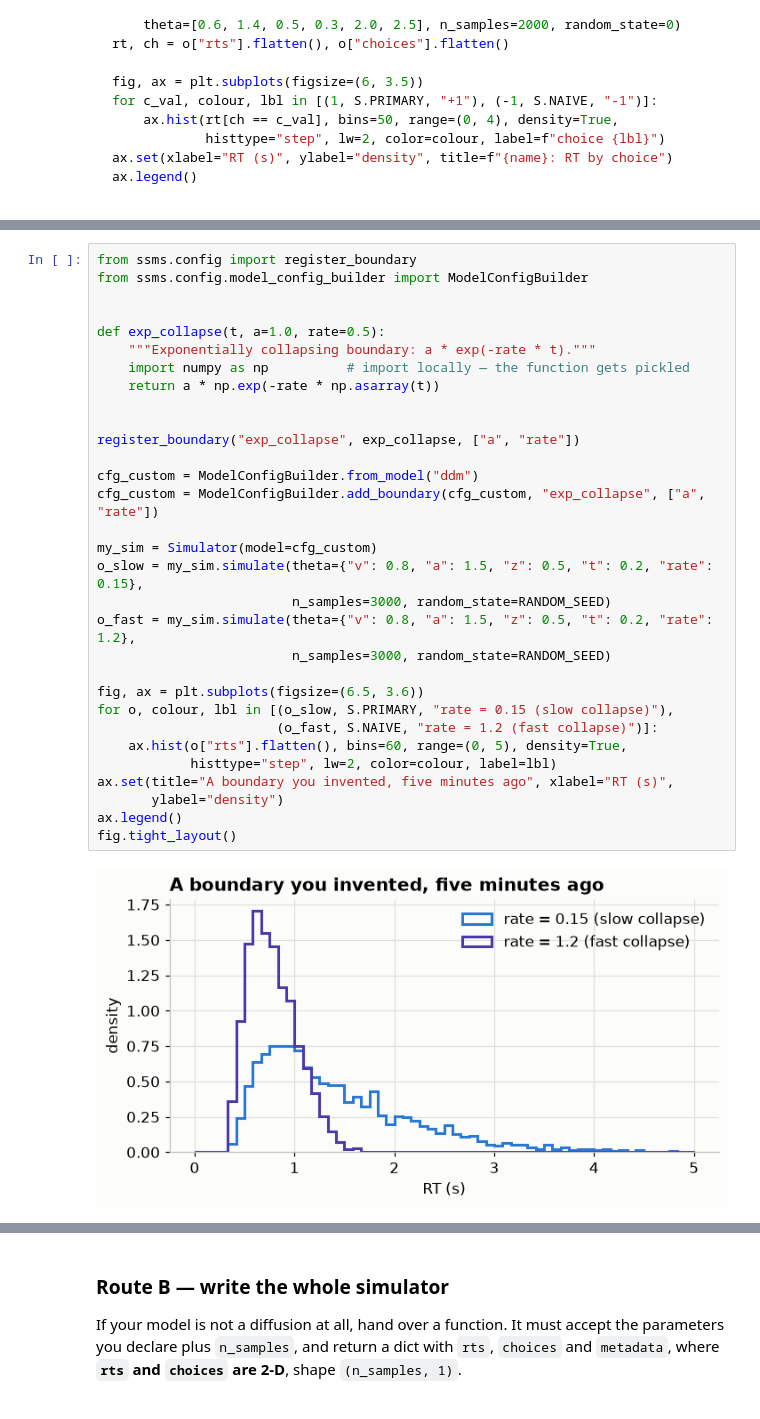
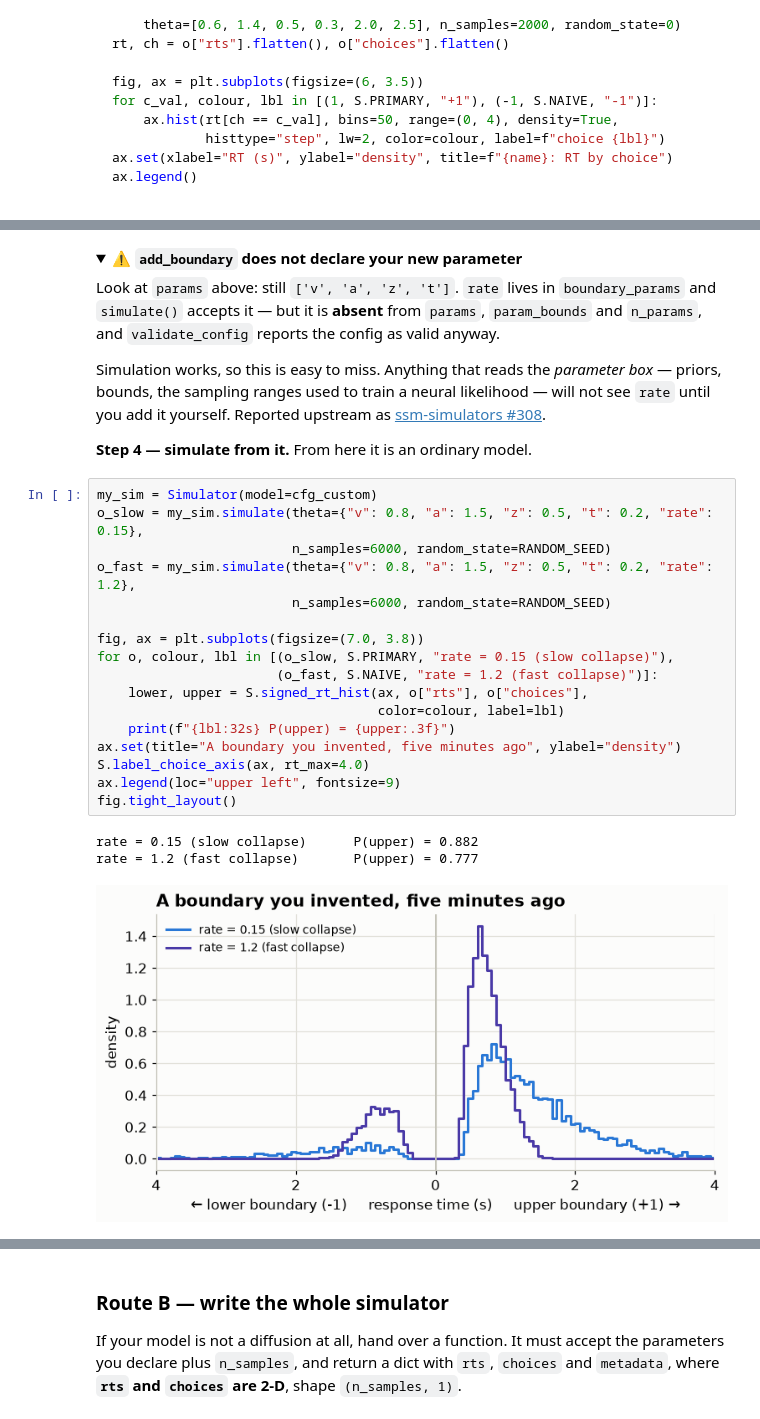
Before and after one commit to VeronikaWendler/sbi4cogsci, a Jupyter notebook: tutorials/day2_bayes_toolkit/simulating-cognitive-models.ipynb, the cells around one changed output, grey strips where cells are left out. Drawn from its saved outputs; the diff is of its cells as text; folded sections open.

```diff
--- a/tutorials/day2_bayes_toolkit/simulating-cognitive-models.ipynb
+++ b/tutorials/day2_bayes_toolkit/simulating-cognitive-models.ipynb
@@ -394,33 +497,38 @@ first in its parameter list.
+# %% [markdown]
+<details class="sbi-warn" open>
+<summary>⚠️ <b><code>add_boundary</code> does not declare your new parameter</b></summary>
+
+Look at `params` above: still `['v', 'a', 'z', 't']`. `rate` lives in
+`boundary_params` and `simulate()` accepts it — but it is **absent** from
+`params`, `param_bounds` and `n_params`, and `validate_config` reports the
+config as valid anyway.
+
+Simulation works, so this is easy to miss. Anything that reads the *parameter
+box* — priors, bounds, the sampling ranges used to train a neural likelihood —
+will not see `rate` until you add it yourself. Reported upstream as
+[ssm-simulators #308](https://github.com/lnccbrown/ssm-simulators/issues/308).
+
+</details>
+
+**Step 4 — simulate from it.** From here it is an ordinary model.
 # %%
-from ssms.config import register_boundary
-from ssms.config.model_config_builder import ModelConfigBuilder
-
-
-def exp_collapse(t, a=1.0, rate=0.5):
-    """Exponentially collapsing boundary: a * exp(-rate * t)."""
-    import numpy as np          # import locally — the function gets pickled
-    return a * np.exp(-rate * np.asarray(t))
-
-
-register_boundary("exp_collapse", exp_collapse, ["a", "rate"])
-
-cfg_custom = ModelConfigBuilder.from_model("ddm")
-cfg_custom = ModelConfigBuilder.add_boundary(cfg_custom, "exp_collapse", ["a", "rate"])
-
 my_sim = Simulator(model=cfg_custom)
 o_slow = my_sim.simulate(theta={"v": 0.8, "a": 1.5, "z": 0.5, "t": 0.2, "rate": 0.15},
-                         n_samples=3000, random_state=RANDOM_SEED)
+                         n_samples=6000, random_state=RANDOM_SEED)
 o_fast = my_sim.simulate(theta={"v": 0.8, "a": 1.5, "z": 0.5, "t": 0.2, "rate": 1.2},
-                         n_samples=3000, random_state=RANDOM_SEED)
+                         n_samples=6000, random_state=RANDOM_SEED)
 
-fig, ax = plt.subplots(figsize=(6.5, 3.6))
+fig, ax = plt.subplots(figsize=(7.0, 3.8))
 for o, colour, lbl in [(o_slow, S.PRIMARY, "rate = 0.15 (slow collapse)"),
                        (o_fast, S.NAIVE, "rate = 1.2 (fast collapse)")]:
-    ax.hist(o["rts"].flatten(), bins=60, range=(0, 5), density=True,
-            histtype="step", lw=2, color=colour, label=lbl)
-ax.set(title="A boundary you invented, five minutes ago", xlabel="RT (s)",
-       ylabel="density")
-ax.legend()
+    lower, upper = S.signed_rt_hist(ax, o["rts"], o["choices"],
+                                    color=colour, label=lbl)
+    print(f"{lbl:32s} P(upper) = {upper:.3f}")
+ax.set(title="A boundary you invented, five minutes ago", ylabel="density")
+S.label_choice_axis(ax, rt_max=4.0)
+ax.legend(loc="upper left", fontsize=9)
 fig.tight_layout()
 # %% [output]
+rate = 0.15 (slow collapse)      P(upper) = 0.882
+rate = 1.2 (fast collapse)       P(upper) = 0.777
-[figure, old version]
+[figure, new version]
```
Also changed, not shown: parts of 15 cells of this notebook, 2 other files.
